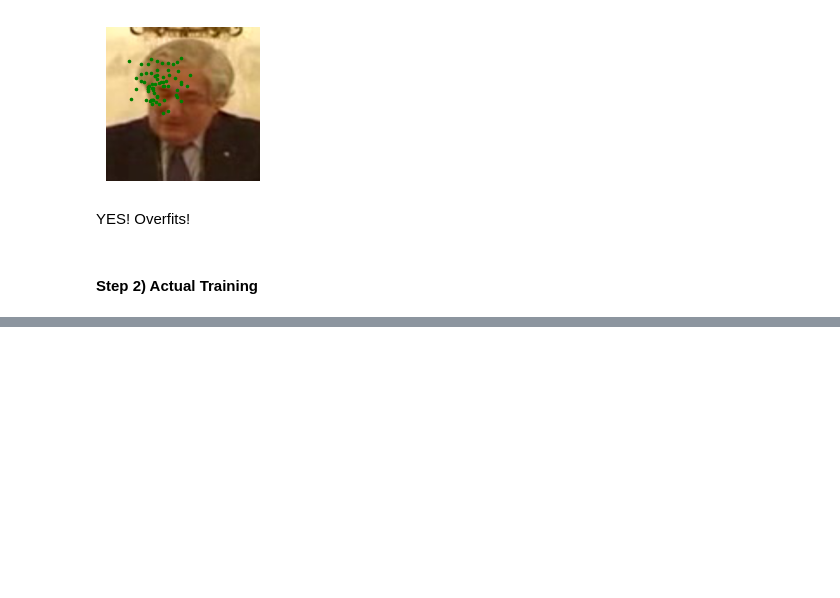
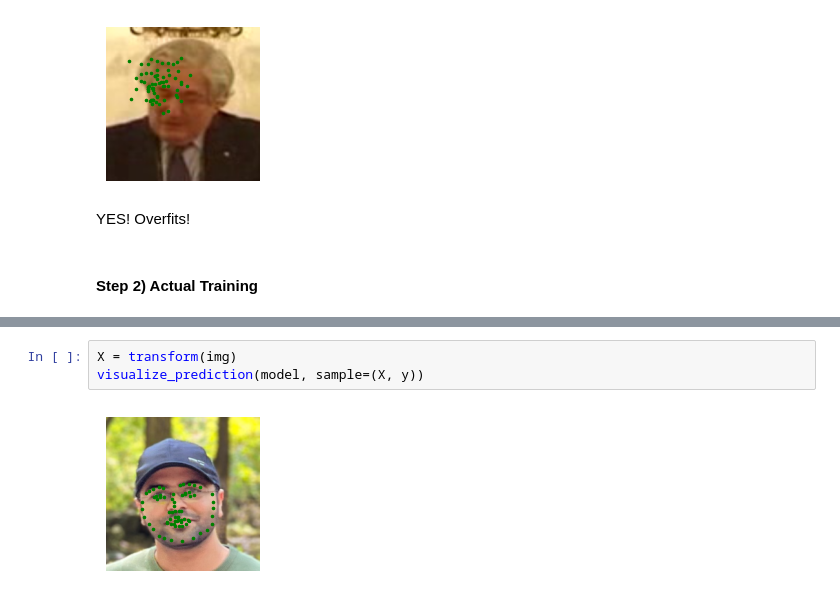
Before and after one commit to Gholamrezadar/facial_keypoints_detection, a Jupyter notebook: Facial_Keypoints_Detection.ipynb, the cells around one changed output, grey strips where cells are left out. Cells and saved outputs as stored; diff of their text form; blank space fills up the shorter version.

```diff
--- a/Facial_Keypoints_Detection.ipynb
+++ b/Facial_Keypoints_Detection.ipynb
@@ -362,0 +441,5 @@ plt.show()
+# %%
+X = transform(img)
+visualize_prediction(model, sample=(X, y))
+# %% [output]
+[figure, added]
```
Also changed, not shown: parts of 15 cells of this notebook.
